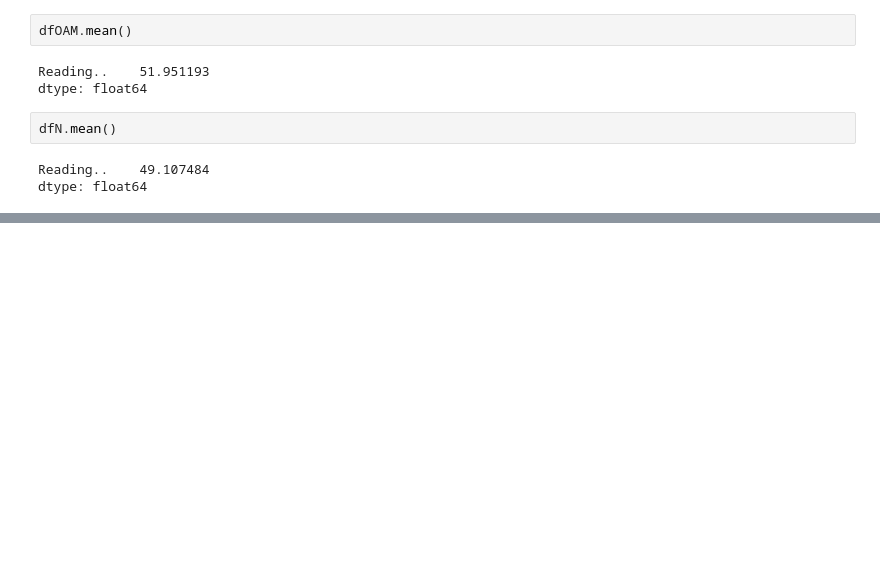
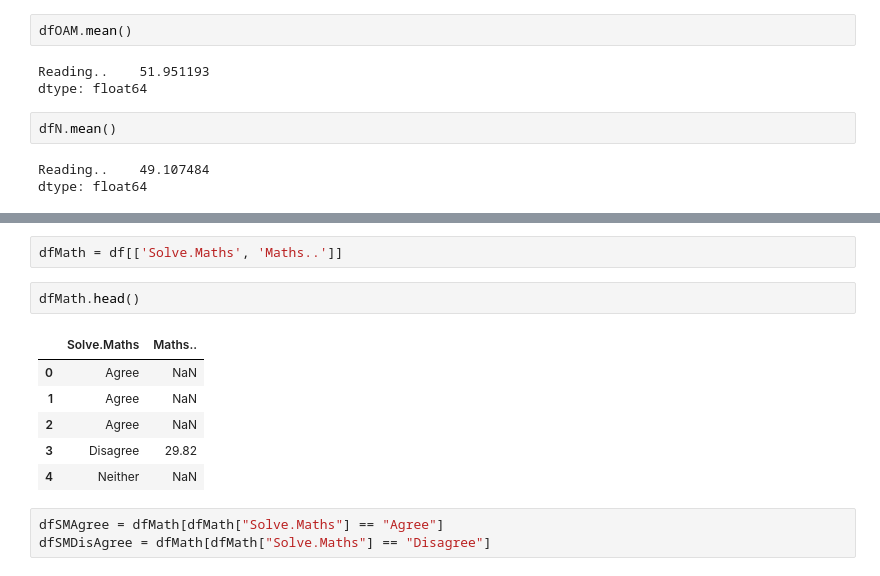
Before and after one commit to teerapat1739/multipurpose-jupyter-notebook, a Jupyter notebook: notebooks/Basis of Segmentation.ipynb, the cells around one changed output, grey strips where cells are left out. Drawn from its saved outputs; the diff is of its cells as text; blank space fills up the shorter version.

```diff
--- a/notebooks/Basis of Segmentation.ipynb
+++ b/notebooks/Basis of Segmentation.ipynb
@@ -217,0 +226,14 @@ dtype: float64
+# %%
+dfMath = df[['Solve.Maths', 'Maths..']]
+# %%
+dfMath.head()
+# %% [output]
+|  | Solve.Maths | Maths.. |
+| 0 | Agree | NaN |
+| 1 | Agree | NaN |
+| 2 | Agree | NaN |
+| 3 | Disagree | 29.82 |
+| 4 | Neither | NaN |
+# %%
+dfSMAgree = dfMath[dfMath["Solve.Maths"] == "Agree"]
+dfSMDisAgree = dfMath[dfMath["Solve.Maths"] == "Disagree"]
```
Also changed, not shown: parts of 3 cells of this notebook, 8 other files.
